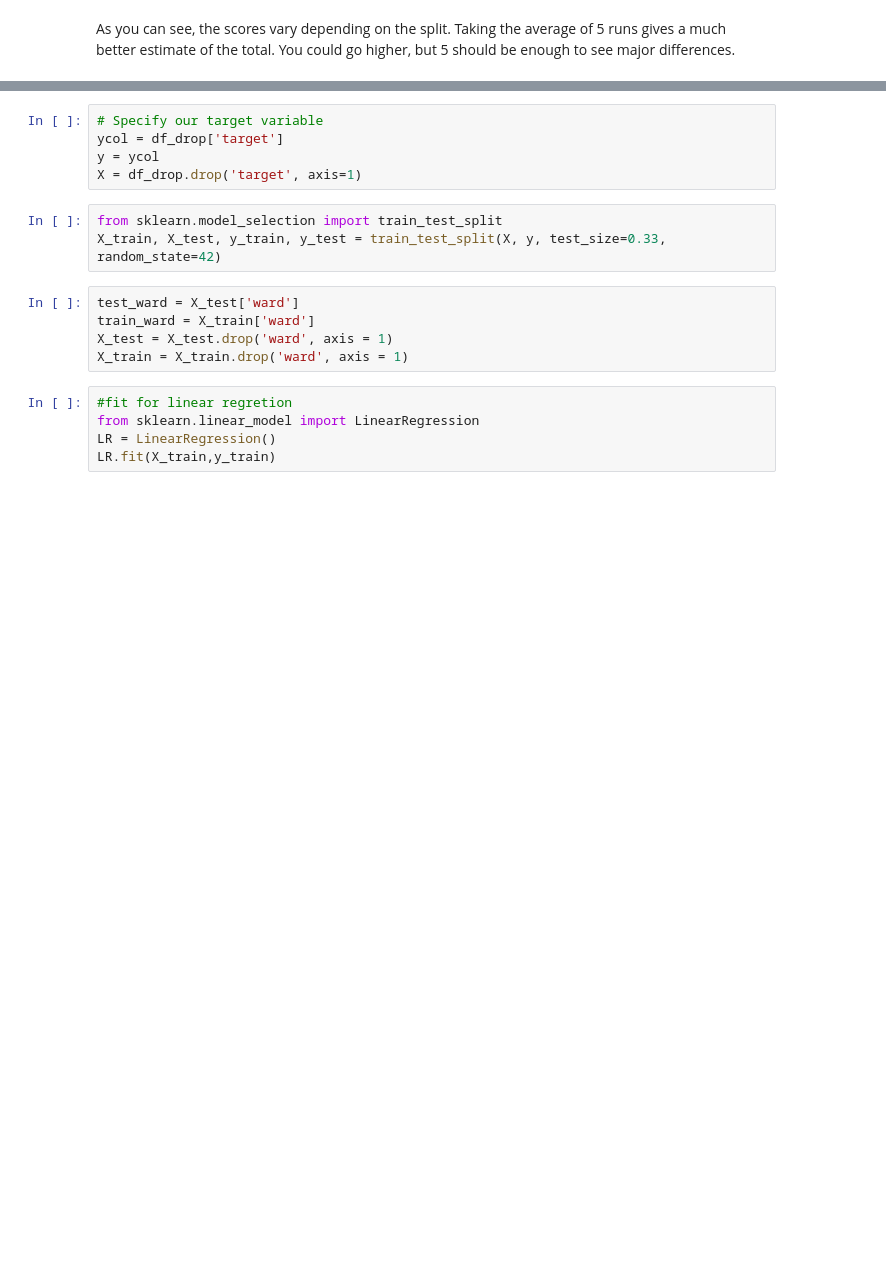
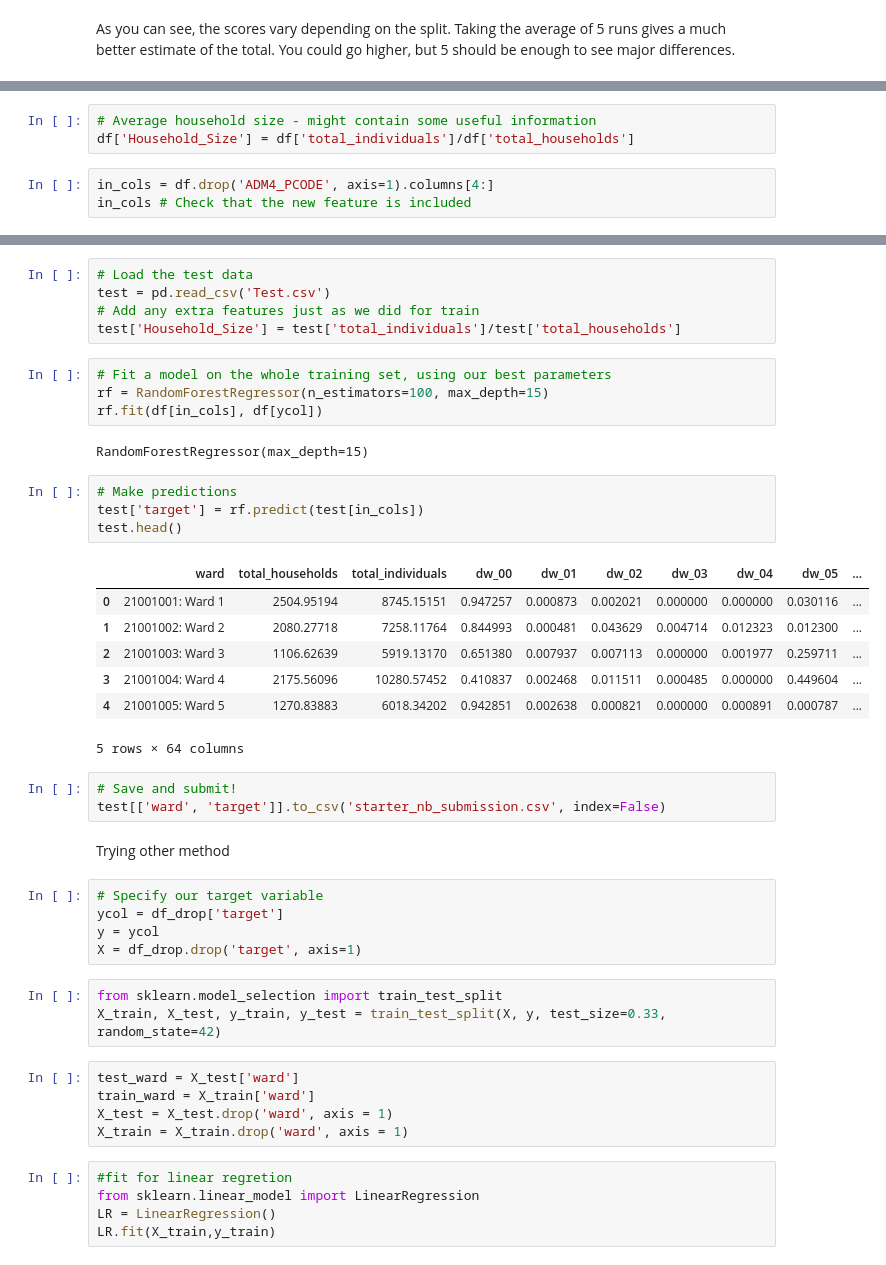
Before and after one commit to abolayo/DScience, a Jupyter notebook: Zindi Folder/exercise.ipynb, the cells around one changed output, grey strips where cells are left out. Drawn from its saved outputs; the diff is of its cells as text; blank space fills up the shorter version.

```diff
--- a/Zindi Folder/exercise.ipynb
+++ b/Zindi Folder/exercise.ipynb
@@ -434,0 +435,6 @@ Average score in 5-fold CV: 3.5030965249246564
+# %%
+# Average household size - might contain some useful information
+df['Household_Size'] = df['total_individuals']/df['total_households']
+# %%
+in_cols = df.drop('ADM4_PCODE', axis=1).columns[4:]
+in_cols # Check that the new feature is included
@@ -435,3 +490,31 @@ Average score in 5-fold CV: 3.5030965249246564
+# %%
+# Load the test data
+test = pd.read_csv('Test.csv')
+# Add any extra features just as we did for train
+test['Household_Size'] = test['total_individuals']/test['total_households']
+# %%
+# Fit a model on the whole training set, using our best parameters
+rf = RandomForestRegressor(n_estimators=100, max_depth=15)
+rf.fit(df[in_cols], df[ycol])
+# %% [output]
+RandomForestRegressor(max_depth=15)
+# %%
+# Make predictions
+test['target'] = rf.predict(test[in_cols])
+test.head()
+# %% [output]
+|  | ward | total_households | total_individuals | dw_00 | dw_01 | dw_02 | dw_03 | dw_04 | dw_05 | ... |
+| 0 | 21001001: Ward 1 | 2504.95194 | 8745.15151 | 0.947257 | 0.000873 | 0.002021 | 0.000000 | 0.000000 | 0.030116 | ... |
+| 1 | 21001002: Ward 2 | 2080.27718 | 7258.11764 | 0.844993 | 0.000481 | 0.043629 | 0.004714 | 0.012323 | 0.012300 | ... |
+| 2 | 21001003: Ward 3 | 1106.62639 | 5919.13170 | 0.651380 | 0.007937 | 0.007113 | 0.000000 | 0.001977 | 0.259711 | ... |
+| 3 | 21001004: Ward 4 | 2175.56096 | 10280.57452 | 0.410837 | 0.002468 | 0.011511 | 0.000485 | 0.000000 | 0.449604 | ... |
+| 4 | 21001005: Ward 5 | 1270.83883 | 6018.34202 | 0.942851 | 0.002638 | 0.000821 | 0.000000 | 0.000891 | 0.000787 | ... |
+5 rows × 64 columns
+# %%
+# Save and submit!
+test[['ward', 'target']].to_csv('starter_nb_submission.csv', index=False)
+# %% [markdown]
+Trying other method
 # %%
 # Specify our target variable
 ycol = df_drop['target']
```
Also changed, not shown: parts of 11 cells of this notebook, 3 other files.
